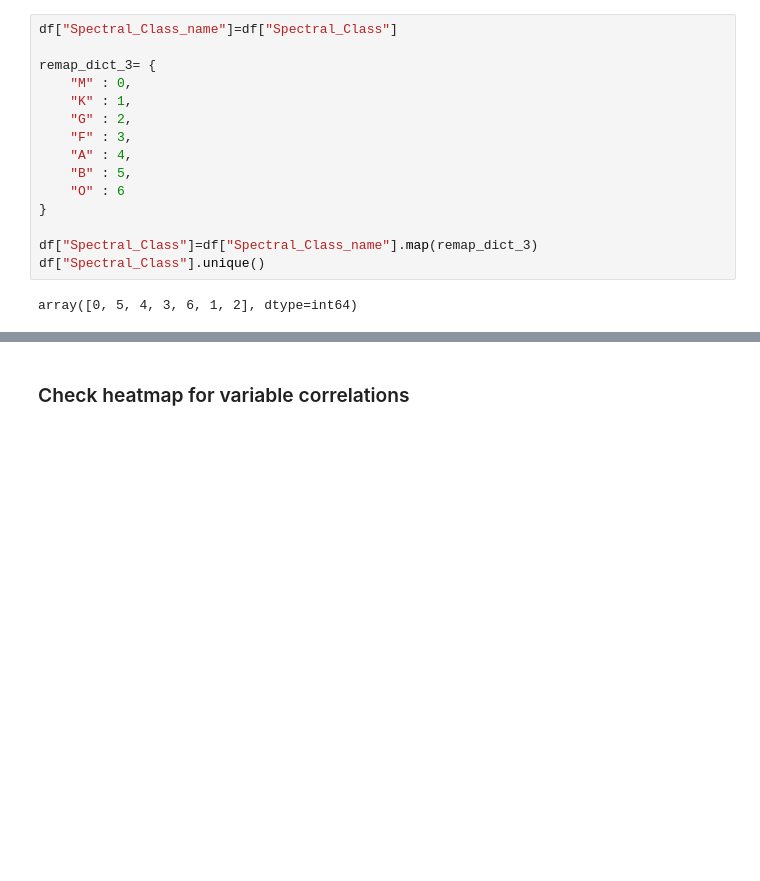
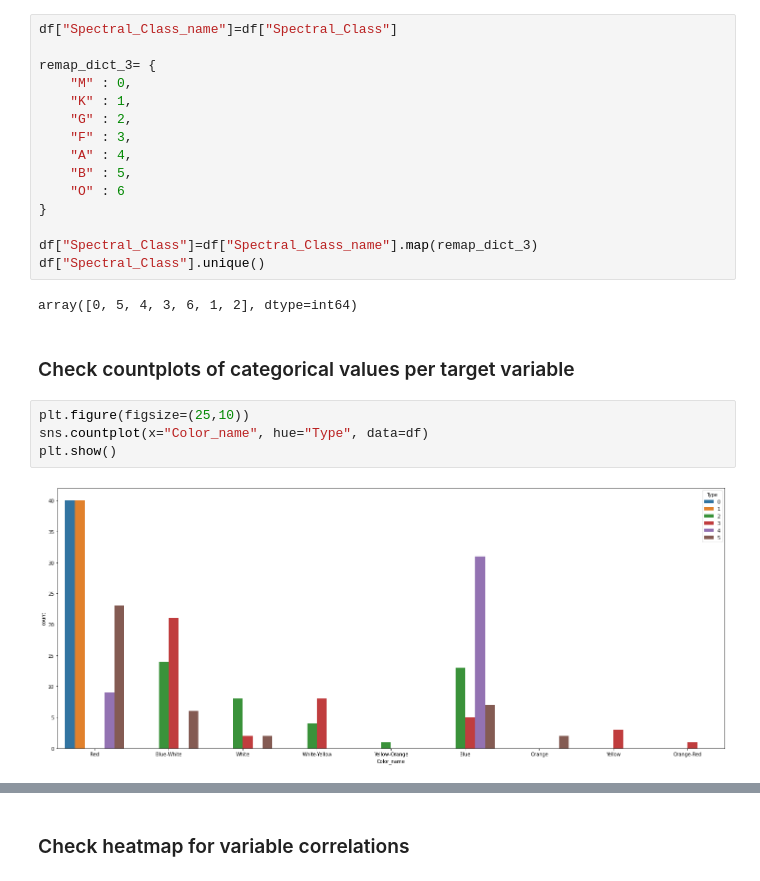
Before and after one commit to ZasadnyJan/Star_type_classification, a Jupyter notebook: Main_notebook.ipynb, the cells around one changed output, grey strips where cells are left out. Drawn from its saved outputs; the diff is of its cells as text; blank space fills up the shorter version.

```diff
--- a/Main_notebook.ipynb
+++ b/Main_notebook.ipynb
@@ -301,3 +303,11 @@ df["Spectral_Class"]=df["Spectral_Class_name"].map(remap_dict_3)
 df["Spectral_Class"].unique()
 # %% [output]
 array([0, 5, 4, 3, 6, 1, 2], dtype=int64)
+# %% [markdown]
+### Check countplots of categorical values per target variable
+# %%
+plt.figure(figsize=(25,10))
+sns.countplot(x="Color_name", hue="Type", data=df)
+plt.show()
+# %% [output]
+[figure, added]
```
Also changed, not shown: parts of 20 cells of this notebook.
